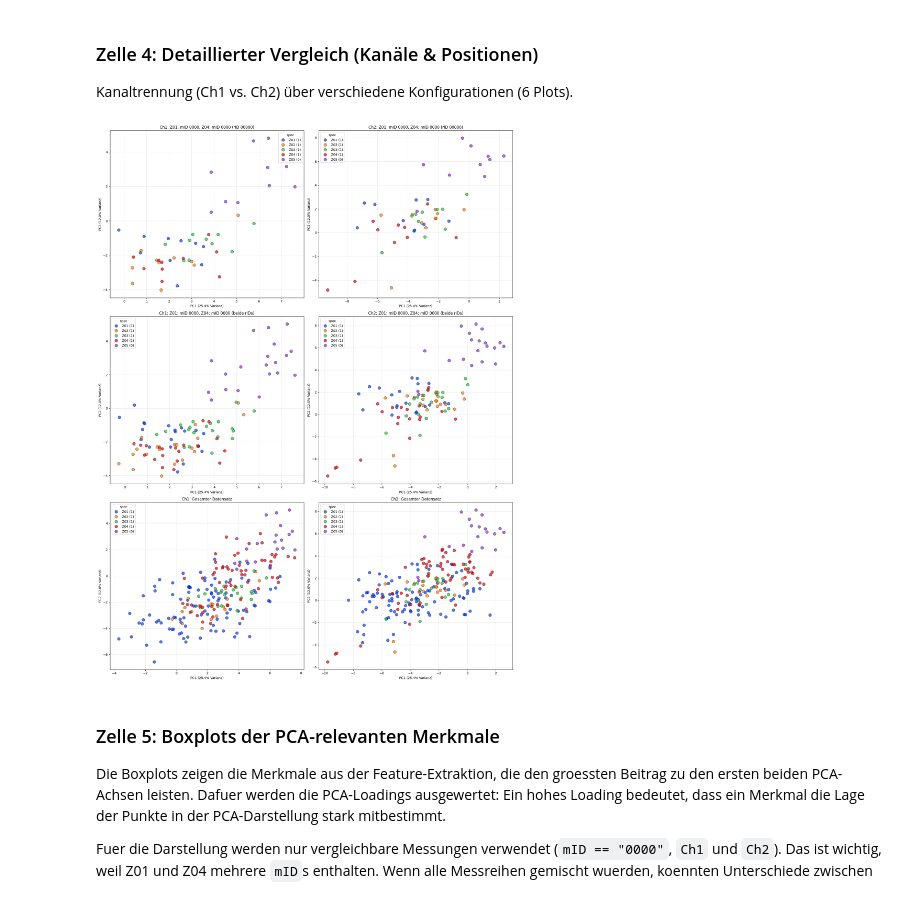
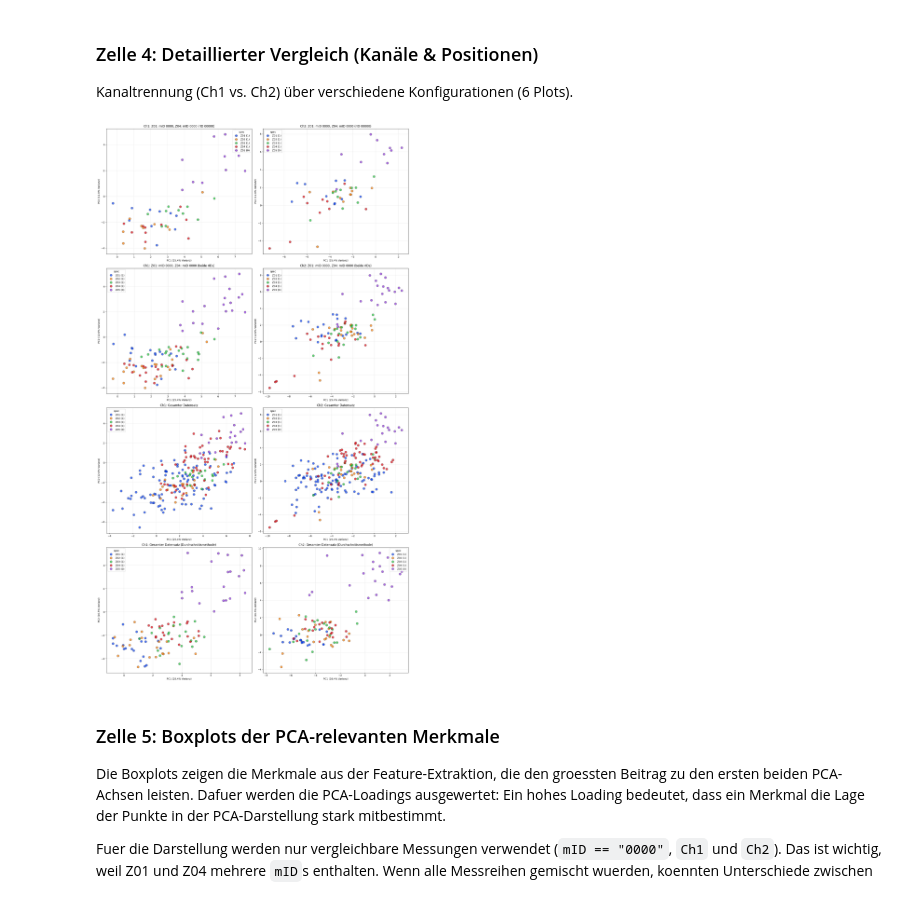
Before and after one commit to BGielczynski/AI_diagnostics, a Jupyter notebook: Task_2/src/gear_analysis.ipynb, the cells around one changed output. Cells and saved outputs as stored; diff of their text form; code cells hidden in the pictures.

```diff
--- a/Task_2/src/gear_analysis.ipynb
+++ b/Task_2/src/gear_analysis.ipynb
@@ -169,36 +204,50 @@ Kanaltrennung (Ch1 vs. Ch2) über verschiedene Konfigurationen (6 Plots).
 v1, v2 = pca_var_ratio[0], pca_var_ratio[1]
 spec_state = {'Z01': '1', 'Z02': '1', 'Z03': '1', 'Z04': '1', 'Z05': '0'}
 spec_label = lambda spec: f"{spec} ({spec_state.get(spec, '?')})"
 
 mID_Z1 = "0000"  # aus der Menge "0000" ... "0004"
 mID_Z4 = "0000"  # aus der Menge "0000" ... "0002"
 
-plt.figure(figsize=(18, 24))
+plt.figure(figsize=(18, 32))
 m_r0 = (df['rID'] == '00000') & (((df['spec'] == 'Z01') & (df['mID'] == mID_Z1))
                                  | ((df['spec'] == 'Z04') & (df['mID'] == mID_Z4))
                                  | (df['spec'].isin(['Z02', 'Z03', 'Z05']) & (df['mID'] == '0000')))
 m_br = (((df['spec'] == 'Z01') & (df['mID'] == mID_Z1)) | ((df['spec'] == 'Z04') & (df['mID'] == mID_Z4))
         | (df['spec'].isin(['Z02', 'Z03', 'Z05']) & (df['mID'] == '0000')))
 configs = [("Z01: mID " + mID_Z1 + ", Z04: mID "+ mID_Z4 +" (rID 00000)", m_r0),
            ("Z01: mID " + mID_Z1 + ", Z04: mID "+ mID_Z4 +" (beide rIDs)", m_br),
            ("Gesamter Datensatz", slice(None))]
 
 idx = 1
 for title, mask in configs:
     for chan in ['Ch1', 'Ch2']:
-        plt.subplot(3, 2, idx)
+        plt.subplot(4, 2, idx)
         df_s = df[mask].copy() if isinstance(mask, pd.Series) else df.copy()
         df_sc = df_s[df_s['sID'] == chan].copy()
         df_sc['spec_label'] = df_sc['spec'].map(spec_label)
         sns.scatterplot(data=df_sc, x='PC1', y='PC2', hue='spec_label', s=80, palette='bright',
                         edgecolors='k', alpha=0.7)
         plt.title(f"{chan}: {title}")
         plt.xlabel(f"PC1 ({v1:.1f}% Varianz)"); plt.ylabel(f"PC2 ({v2:.1f}% Varianz)")
         plt.legend(title='spec')
         plt.grid(True, alpha=0.3); idx += 1
+
+# Plots 7 und 8 für die Durchschnittsmethode (Gesamter Datensatz)
+v1_m2, v2_m2 = pca_var_ratio_method2[0], pca_var_ratio_method2[1]
+for chan in ['Ch1', 'Ch2']:
+    plt.subplot(4, 2, idx)
+    df_sc = df_feat_grouped[df_feat_grouped['sID'] == chan].copy()
+    df_sc['spec_label'] = df_sc['spec'].map(spec_label)
+    sns.scatterplot(data=df_sc, x='PC1', y='PC2', hue='spec_label', s=80, palette='bright',
+                    edgecolors='k', alpha=0.7)
+    plt.title(f"{chan}: Gesamter Datensatz (Durchschnittsmethode)")
+    plt.xlabel(f"PC1 ({v1_m2:.1f}% Varianz)"); plt.ylabel(f"PC2 ({v2_m2:.1f}% Varianz)")
+    plt.legend(title='spec')
+    plt.grid(True, alpha=0.3); idx += 1
+
 plt.tight_layout(); plt.show()
 # %% [output]
-[figure, old version]
+[figure, new version]
 # %% [markdown]
 ### Zelle 5: Boxplots der PCA-relevanten Merkmale
 Die Boxplots zeigen die Merkmale aus der Feature-Extraktion, die den groessten Beitrag zu den ersten beiden PCA-Achsen leisten. Dafuer werden die PCA-Loadings ausgewertet: Ein hohes Loading bedeutet, dass ein Merkmal die Lage der Punkte in der PCA-Darstellung stark mitbestimmt.
```
Also changed, not shown: parts of 3 cells of this notebook.
